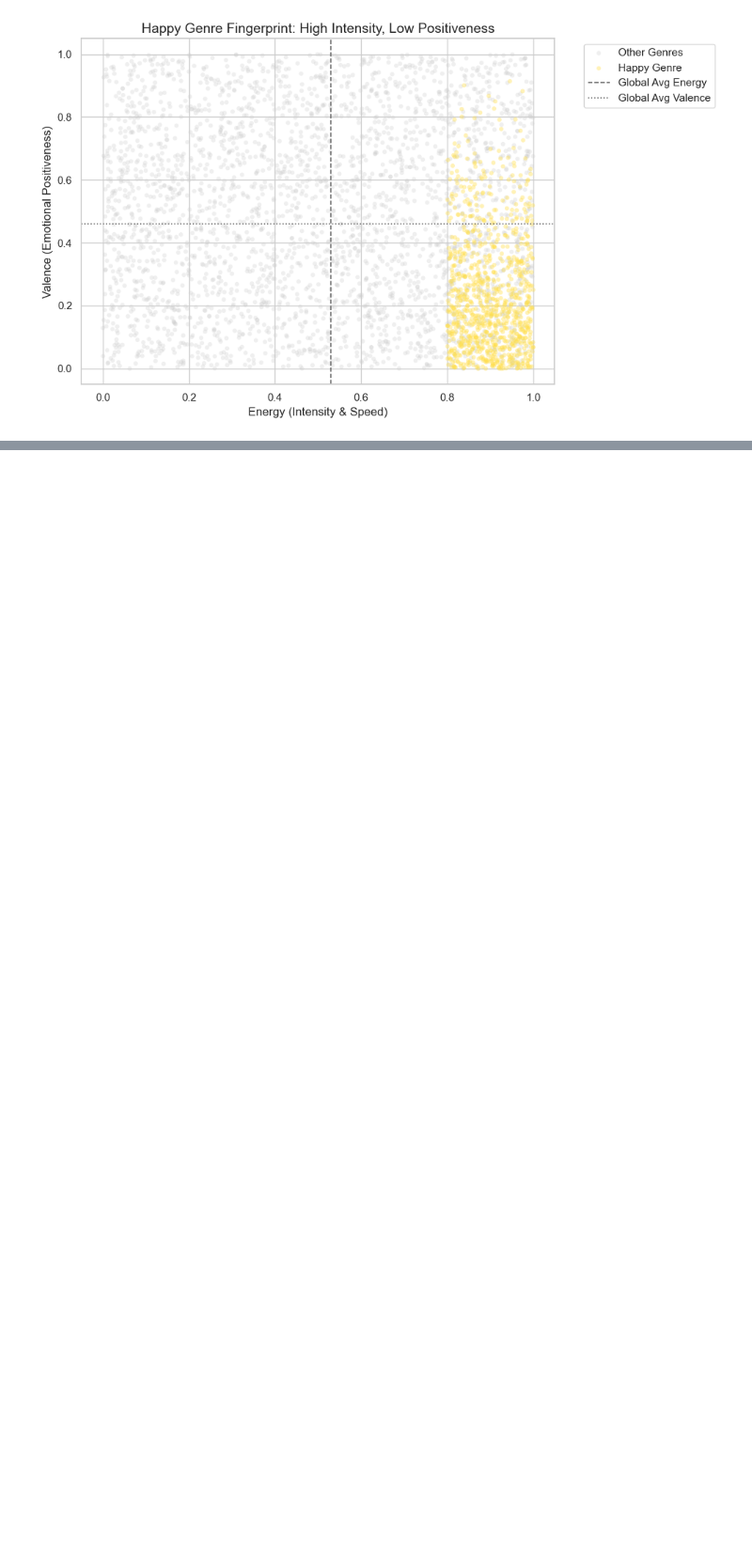
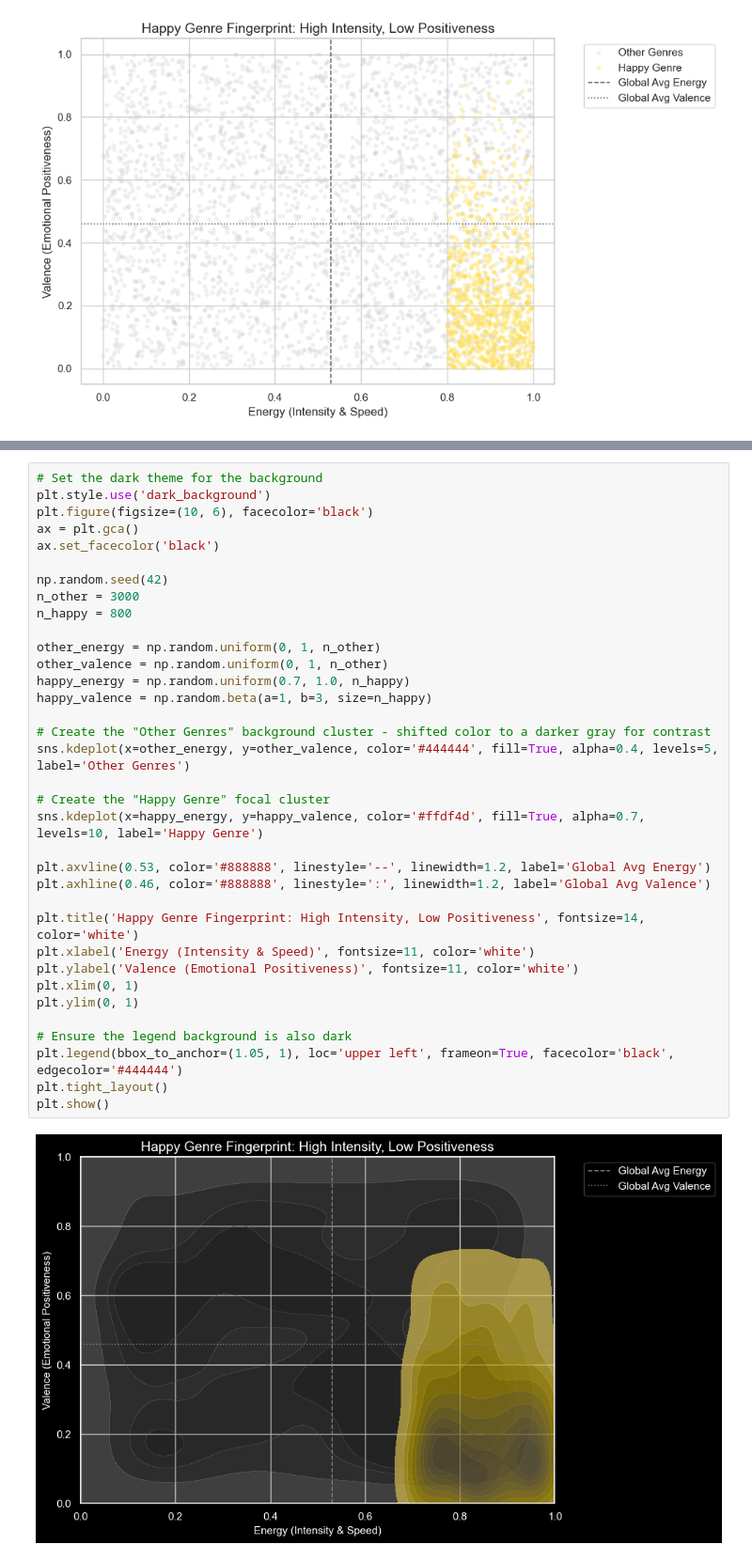
Before and after one commit to sarthaksgrid/spotify_api_analysis, a Jupyter notebook: 02_happy.ipynb, the cells around one changed output, grey strips where cells are left out. Shown at 94% size. Drawn from its saved outputs; the diff is of its cells as text; blank space fills up the shorter version.

```diff
--- a/02_happy.ipynb
+++ b/02_happy.ipynb
@@ -306,3 +331,40 @@ plt.tight_layout()
 plt.show()
 # %% [output]
 [figure]
+# %%
+# Set the dark theme for the background
+plt.style.use('dark_background')
+plt.figure(figsize=(10, 6), facecolor='black')
+ax = plt.gca()
+ax.set_facecolor('black')
+
+np.random.seed(42)
+n_other = 3000
+n_happy = 800
+
+other_energy = np.random.uniform(0, 1, n_other)
+other_valence = np.random.uniform(0, 1, n_other)
+happy_energy = np.random.uniform(0.7, 1.0, n_happy)
+happy_valence = np.random.beta(a=1, b=3, size=n_happy)
+
+# Create the "Other Genres" background cluster - shifted color to a darker gray for contrast
+sns.kdeplot(x=other_energy, y=other_valence, color='#444444', fill=True, alpha=0.4, levels=5, label='Other Genres')
+
+# Create the "Happy Genre" focal cluster
+sns.kdeplot(x=happy_energy, y=happy_valence, color='#ffdf4d', fill=True, alpha=0.7, levels=10, label='Happy Genre')
+
+plt.axvline(0.53, color='#888888', linestyle='--', linewidth=1.2, label='Global Avg Energy')
+plt.axhline(0.46, color='#888888', linestyle=':', linewidth=1.2, label='Global Avg Valence')
+
+plt.title('Happy Genre Fingerprint: High Intensity, Low Positiveness', fontsize=14, color='white')
+plt.xlabel('Energy (Intensity & Speed)', fontsize=11, color='white')
+plt.ylabel('Valence (Emotional Positiveness)', fontsize=11, color='white')
+plt.xlim(0, 1)
+plt.ylim(0, 1)
+
+# Ensure the legend background is also dark
+plt.legend(bbox_to_anchor=(1.05, 1), loc='upper left', frameon=True, facecolor='black', edgecolor='#444444')
+plt.tight_layout()
+plt.show()
+# %% [output]
+[figure, added]
```
Also changed, not shown: parts of 4 cells of this notebook, 15 other files.
